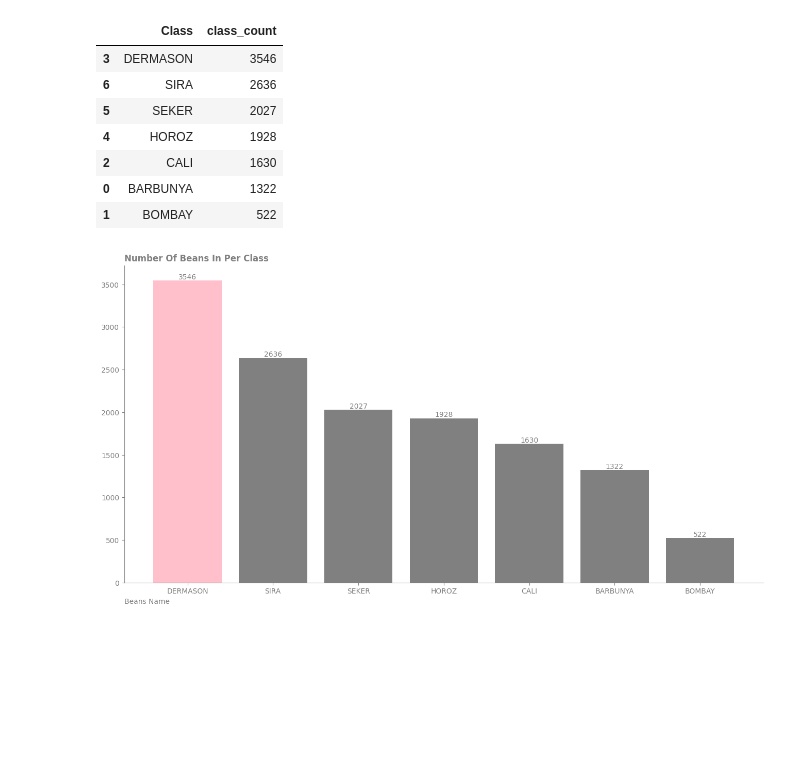
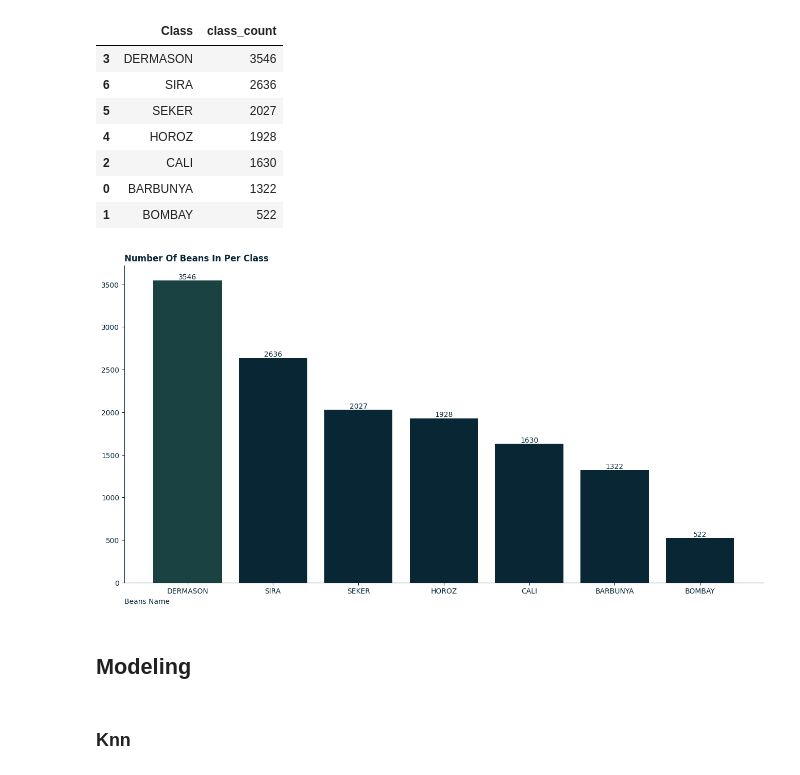
Before and after one commit to amin-eghbalian/dry_bean, a Jupyter notebook: dry_bean.ipynb, the cells around one changed output. Cells and saved outputs as stored; diff of their text form; code cells hidden in the pictures; blank space fills up the shorter version.

```diff
--- a/dry_bean.ipynb
+++ b/dry_bean.ipynb
@@ -20,7 +57,8 @@ array(['SEKER', 'BARBUNYA', 'BOMBAY', 'CALI', 'HOROZ', 'SIRA', 'DERMASON'],
 # %% [markdown]
 <img src="images/beans_pics.jpg">
 # %%
-bean_df_count = bean_df.groupby("Class").agg(class_count=("Class", "count")).reset_index().sort_values(
+bean_df_count = bean_df.groupby("Class").agg(
+    class_count=("Class", "count")).reset_index().sort_values(
     "class_count", ascending=False)
 bean_df_count
 # %% [output]
@@ -34,22 +72,26 @@ bean_df_count
 | 1 | BOMBAY | 522 |
 # %%
 fig, ax = plt.subplots(figsize=(16, 8))
-clrs = ["gray" if (x < max(bean_df_count["class_count"])) else "pink"
+clrs = ["#092635" if (x < max(bean_df_count["class_count"])) else "#1B4242"
          for x in bean_df_count["class_count"]]
 
 ax.bar(bean_df_count["Class"],
         bean_df_count["class_count"], color=clrs)
 
-ax.set_title("Number Of Beans In Per Class", loc="left", color="gray", fontweight="bold")
-ax.set_xlabel("Beans Name", loc="left", color="gray")
+ax.set_title("Number Of Beans In Per Class", loc="left", color="#092635", fontweight="bold")
+ax.set_xlabel("Beans Name", loc="left", color="#092635")
 
 for bars in ax.containers:
-    ax.bar_label(bars, color="gray")
+    ax.bar_label(bars, color="#092635")
 
 ax.spines[['right', 'top']].set_visible(False)
-ax.spines[['bottom', 'left']].set_color("gray")
-ax.tick_params(axis='x', colors='gray')
-ax.tick_params(axis='y', colors='gray')
+ax.spines[['bottom', 'left']].set_color("#092635")
+ax.tick_params(axis='x', colors='#092635')
+ax.tick_params(axis='y', colors='#092635')
 plt.show()
 # %% [output]
-[figure, old version]
+[figure, new version]
+# %% [markdown]
+## Modeling
+# %% [markdown]
+### Knn
```
Also changed, not shown: parts of 45 cells of this notebook.
